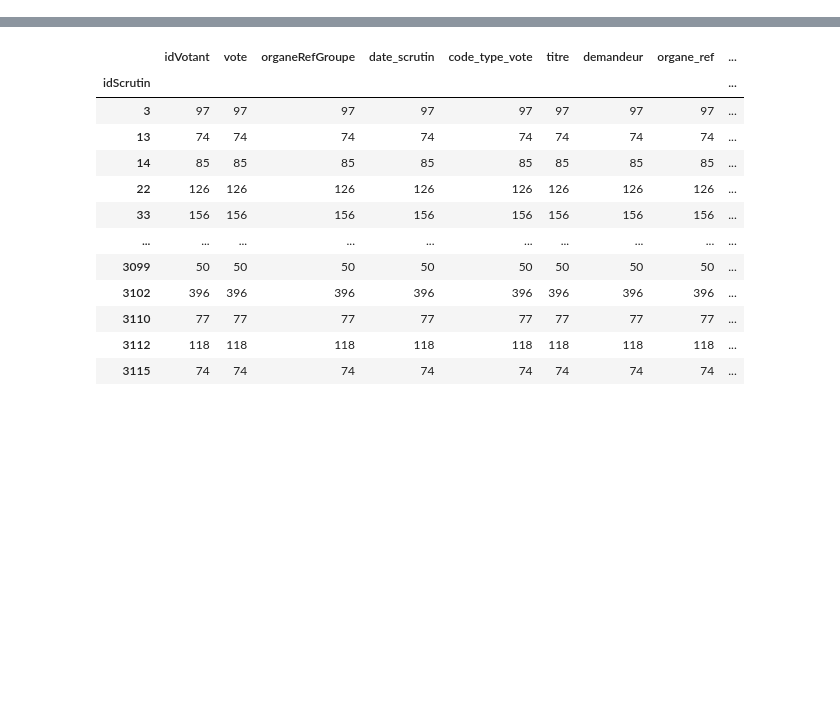
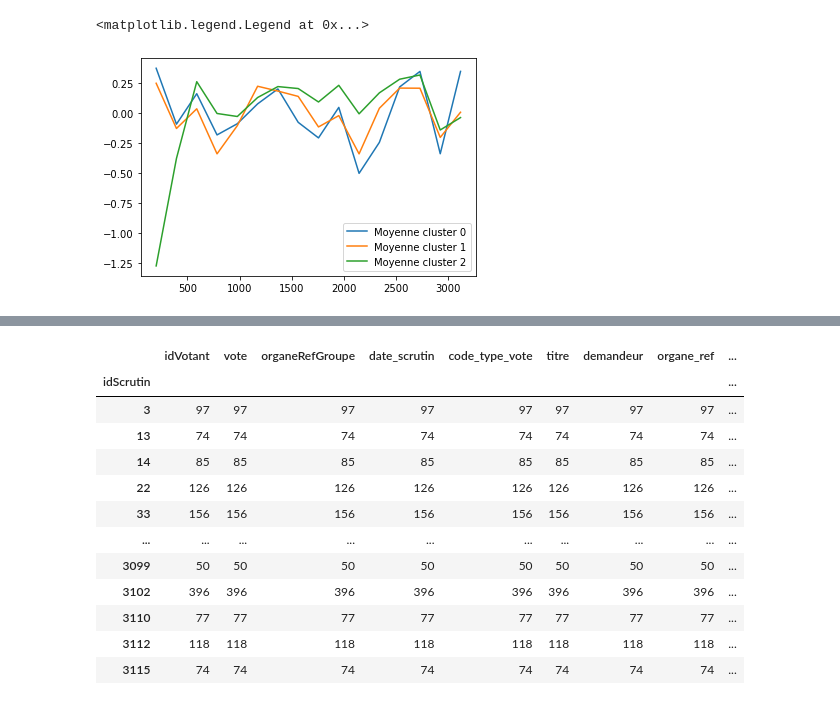
Before and after one commit to claralga/StatApp, a Jupyter notebook: profil votants.ipynb, the cells around one changed output, grey strips where cells are left out. Cells and saved outputs as stored; diff of their text form; code cells hidden in the pictures; blank space fills up the shorter version.

```diff
--- a/profil votants.ipynb
+++ b/profil votants.ipynb
@@ -3,0 +101,3 @@ import numpy as np
+# %%
+df_accord_200 = df_accord_200.drop('Groupe politique (complet)', axis =1)
+df_accord_200_T = df_accord_200.transpose()
@@ -3,0 +150,17 @@ import numpy as np
+# %%
+#On réalise le clustering
+
+
+#df_stand = df_stand.drop('cluster', axis =1)
+import statistics
+import tslearn
+from tslearn.clustering import TimeSeriesKMeans
+
+
+model = TimeSeriesKMeans(n_clusters=3, metric="dtw", max_iter=10)
+Fit = model.fit(df_stand)
+
+pred = Fit.labels_
+df_stand['cluster'] = pred
+
+df_cluster = df_stand
@@ -3,0 +174,32 @@ import numpy as np
+# %%
+import matplotlib.pyplot as plt
+import numpy as np
+
+mean0 = []
+for i in range(16):
+    mean0.append(df_cluster_0[df_cluster_0.columns[i]].mean())
+mean1 = []
+for i in range(16):
+    mean1.append(df_cluster_1[df_cluster_1.columns[i]].mean())
+
+mean2 = []
+for i in range(16):
+    mean2.append(df_cluster_2[df_cluster_2.columns[i]].mean())
+
+#mean3 = []
+#for i in range(16):
+#    mean3.append(df_cluster_3[df_cluster_3.columns[i]].mean())
+
+
+
+
+x = np.linspace(200, 3117, 16)
+plt.plot(x, mean0)
+plt.plot(x, mean1)
+plt.plot(x, mean2)
+#plt.plot(x, mean3)
+label = ['Moyenne cluster 0', 'Moyenne cluster 1','Moyenne cluster 2','Moyenne cluster 3']
+plt.legend(labels = label)
+# %% [output]
+<matplotlib.legend.Legend at 0x...>
+[figure, added]
```
Also changed, not shown: parts of 40 cells of this notebook.
